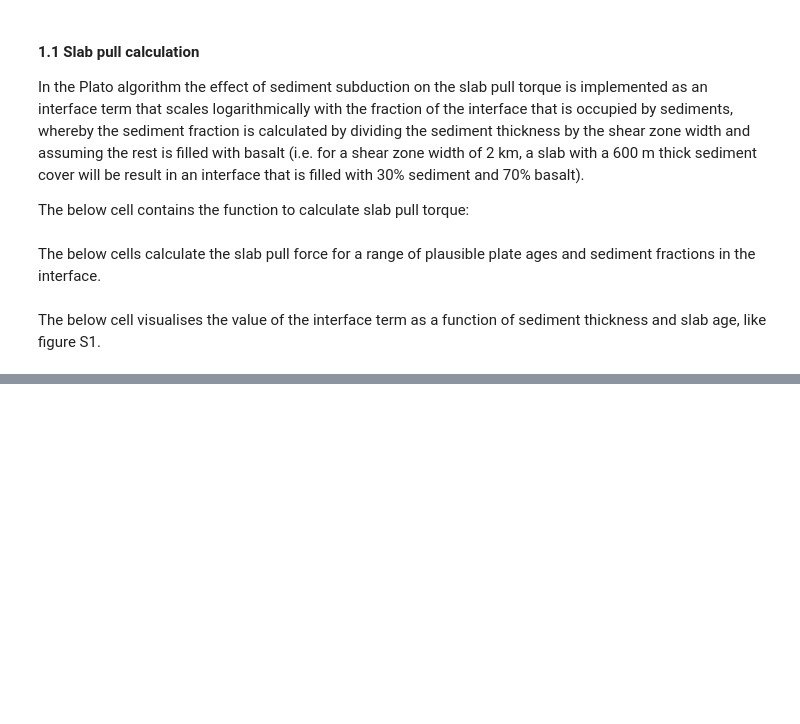
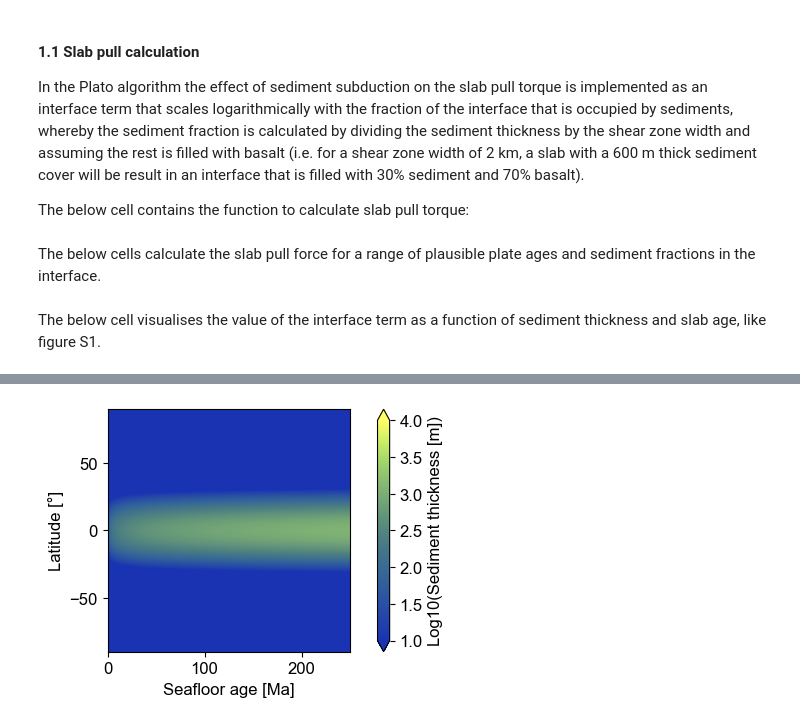
Before and after one commit to thomas-schouten/plato, a Jupyter notebook: notebooks/05a-Effects_of_sediment_subduction.ipynb, the cells around one changed output, grey strips where cells are left out. Drawn from its saved outputs; the diff is of its cells as text; code cells hidden in the pictures; blank space fills up the shorter version.

```diff
--- a/notebooks/05a-Effects_of_sediment_subduction.ipynb
+++ b/notebooks/05a-Effects_of_sediment_subduction.ipynb
@@ -170,0 +274,10 @@ NameError: name 'fig_height' is not defined
+# %%
+fig, ax = plt.subplots(figsize=(fig_width/2, fig_height_graphs/2))
+c = ax.imshow(np.log10(equatorial_bulge_sediment_thicknesses), cmap="cmc.imola", extent=[0,250,-90,90], vmin=1, vmax=4)
+ax.set_aspect(250/180)
+ax.set_xlabel("Seafloor age [Ma]")
+ax.set_ylabel("Latitude [°]")
+fig.colorbar(c, label="Log10(Sediment thickness [m])", aspect=20, extend="both")
+fig.savefig(os.path.join(figs_dir, "Equatorial_sediment_thickness.png"), bbox_inches="tight", dpi=300)
+plt.show()
+# %% [output]
@@ -170,0 +285 @@ NameError: name 'fig_height' is not defined
+[figure, added]
```
Also changed, not shown: parts of 19 cells of this notebook, 3 other files.
